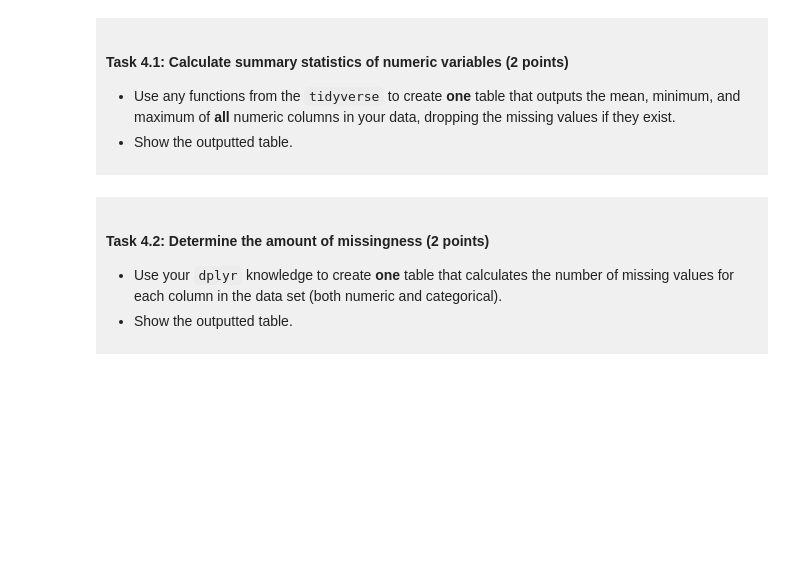
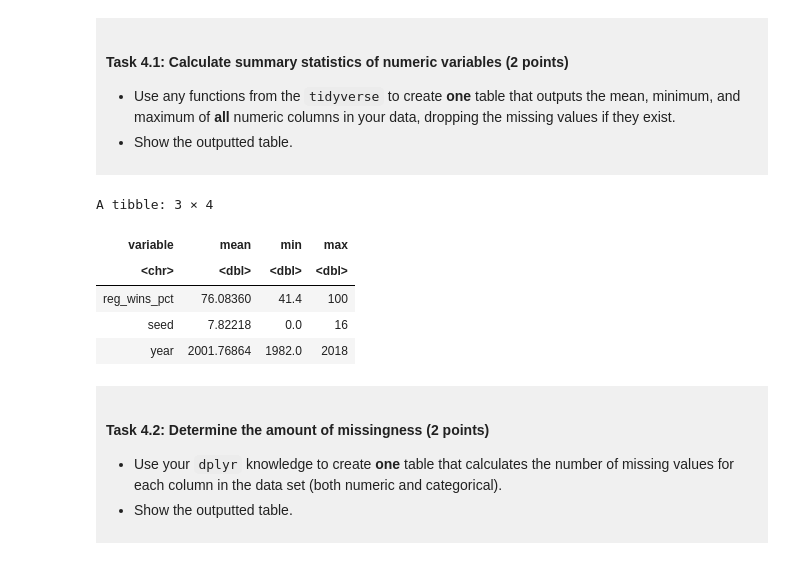
Before and after one commit to shakirazheng07/dsci-100-project-shakira-zheng, a Jupyter notebook: dsci-100-project-notebook.ipynb, the cells around one changed output. Cells and saved outputs as stored; diff of their text form; code cells hidden in the pictures; blank space fills up the shorter version.

```diff
--- a/dsci-100-project-notebook.ipynb
+++ b/dsci-100-project-notebook.ipynb
@@ -306,7 +306,20 @@ You will refine your research question (if needed) and produce a tidy data set.
 
 </div>
 # %%
-### EDIT THIS CODE CELL ###
+wbb_tidy |>
+    select(year, seed, reg_wins_pct) |>
+    pivot_longer(cols = c("year", "seed", "reg_wins_pct"),
+                 names_to = "variable", values_to = "value") |>
+group_by(variable) |>  summarise(mean = mean(value, na.rm = TRUE),
+                                 min  = min(value,  na.rm = TRUE),
+                                 max  = max(value,  na.rm = TRUE))
+# %% [output]
+A tibble: 3 × 4
+| variable | mean | min | max |
+| <chr> | <dbl> | <dbl> | <dbl> |
+| reg_wins_pct | 76.08360 | 41.4 | 100 |
+| seed | 7.82218 | 0.0 | 16 |
+| year | 2001.76864 | 1982.0 | 2018 |
 # %% [markdown]
 <div style="background-color: #f0f0f0; padding: 10px;">
 
```
Also changed, not shown: parts of 8 cells of this notebook.
